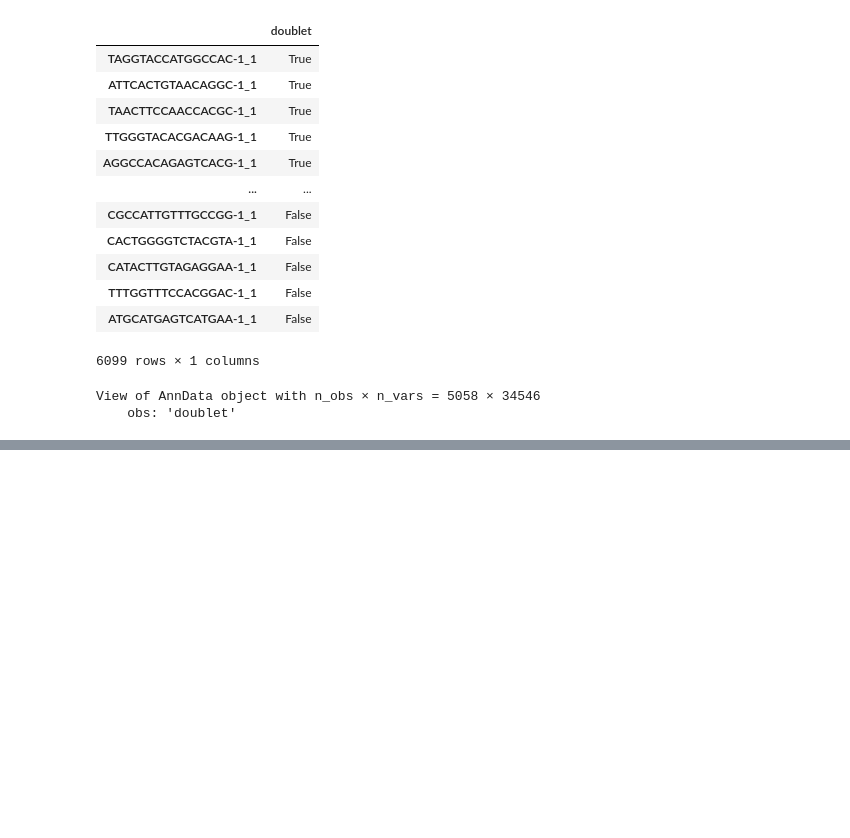
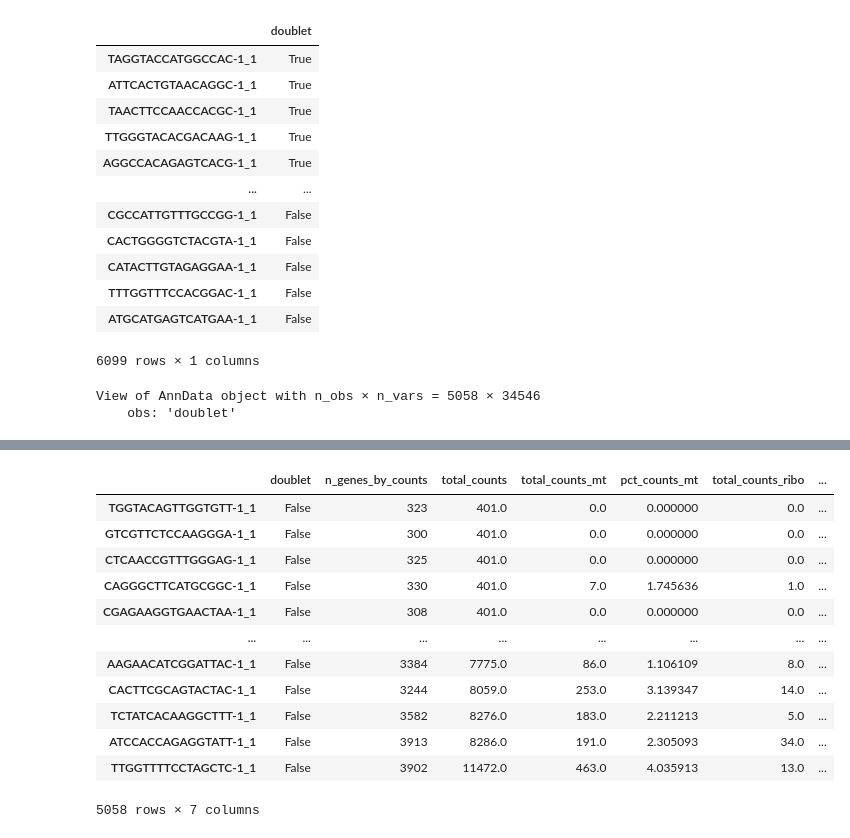
Before and after one commit to ruhisoni/covid-lung-atlas, a Jupyter notebook: notebooks/single-cell-analysis.ipynb, the cells around one changed output, grey strips where cells are left out. Cells and saved outputs as stored; diff of their text form; code cells hidden in the pictures; blank space fills up the shorter version.

```diff
--- a/notebooks/single-cell-analysis.ipynb
+++ b/notebooks/single-cell-analysis.ipynb
@@ -225,0 +371,18 @@ adata.var[adata.var.index.str.startswith("MT-")]
+# %%
+adata.obs.sort_values("total_counts")
+# We see that the lowest is 401, i.e. the authors likely got rid of cells with 400 or fewer genes
+# If they had not, we would do something like sc.pp.filter_cells(adata, min_genes=200)
+# %% [output]
+|  | doublet | n_genes_by_counts | total_counts | total_counts_mt | pct_counts_mt | total_counts_ribo | ... |
+| TGGTACAGTTGGTGTT-1_1 | False | 323 | 401.0 | 0.0 | 0.000000 | 0.0 | ... |
+| GTCGTTCTCCAAGGGA-1_1 | False | 300 | 401.0 | 0.0 | 0.000000 | 0.0 | ... |
+| CTCAACCGTTTGGGAG-1_1 | False | 325 | 401.0 | 0.0 | 0.000000 | 0.0 | ... |
+| CAGGGCTTCATGCGGC-1_1 | False | 330 | 401.0 | 7.0 | 1.745636 | 1.0 | ... |
+| CGAGAAGGTGAACTAA-1_1 | False | 308 | 401.0 | 0.0 | 0.000000 | 0.0 | ... |
+| ... | ... | ... | ... | ... | ... | ... | ... |
+| AAGAACATCGGATTAC-1_1 | False | 3384 | 7775.0 | 86.0 | 1.106109 | 8.0 | ... |
+| CACTTCGCAGTACTAC-1_1 | False | 3244 | 8059.0 | 253.0 | 3.139347 | 14.0 | ... |
+| TCTATCACAAGGCTTT-1_1 | False | 3582 | 8276.0 | 183.0 | 2.211213 | 5.0 | ... |
+| ATCCACCAGAGGTATT-1_1 | False | 3913 | 8286.0 | 191.0 | 2.305093 | 34.0 | ... |
+| TTGGTTTTCCTAGCTC-1_1 | False | 3902 | 11472.0 | 463.0 | 4.035913 | 13.0 | ... |
+5058 rows × 7 columns
```
Also changed, not shown: parts of 28 cells of this notebook.
